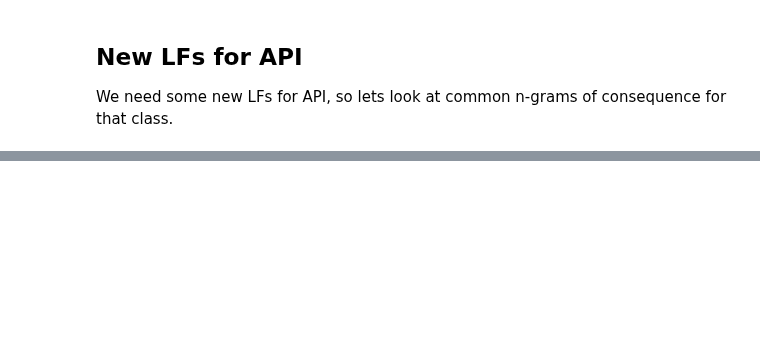
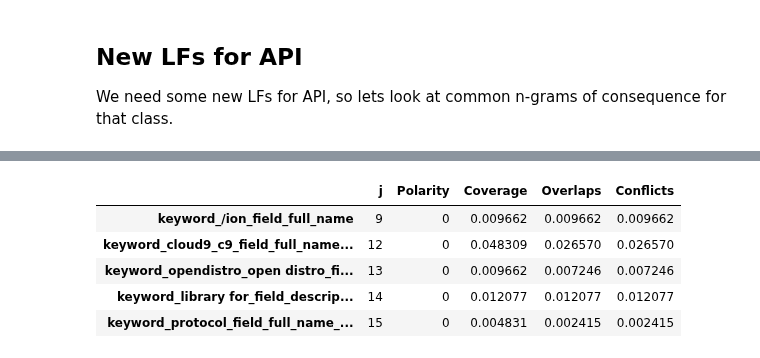
Before and after one commit to rjurney/weakly_supervised_learning_code, a Jupyter notebook: ch03/Introducing Snorkel.ipynb, the cells around one changed output, grey strips where cells are left out. Drawn from its saved outputs; the diff is of its cells as text; code cells hidden in the pictures; blank space fills up the shorter version.

```diff
--- a/ch03/Introducing Snorkel.ipynb
+++ b/ch03/Introducing Snorkel.ipynb
@@ -1081,0 +1108,14 @@ LFAnalysis(L=L_train, lfs=lfs).lf_summary()
+# %%
+train_lf_summary['Polarity'] = train_lf_summary['Polarity'].apply(lambda x: x[0])
+
+gen_lf_summary = train_lf_summary[train_lf_summary['Polarity'] == 0]
+api_lf_summary = train_lf_summary[train_lf_summary['Polarity'] == 1]
+
+gen_lf_summary
+# %% [output]
+|  | j | Polarity | Coverage | Overlaps | Conflicts |
+| keyword_/ion_field_full_name | 9 | 0 | 0.009662 | 0.009662 | 0.009662 |
+| keyword_cloud9_c9_field_full_name... | 12 | 0 | 0.048309 | 0.026570 | 0.026570 |
+| keyword_opendistro_open distro_fi... | 13 | 0 | 0.009662 | 0.007246 | 0.007246 |
+| keyword_library for_field_descrip... | 14 | 0 | 0.012077 | 0.012077 | 0.012077 |
+| keyword_protocol_field_full_name_... | 15 | 0 | 0.004831 | 0.002415 | 0.002415 |
```
Also changed, not shown: parts of 32 cells of this notebook.
